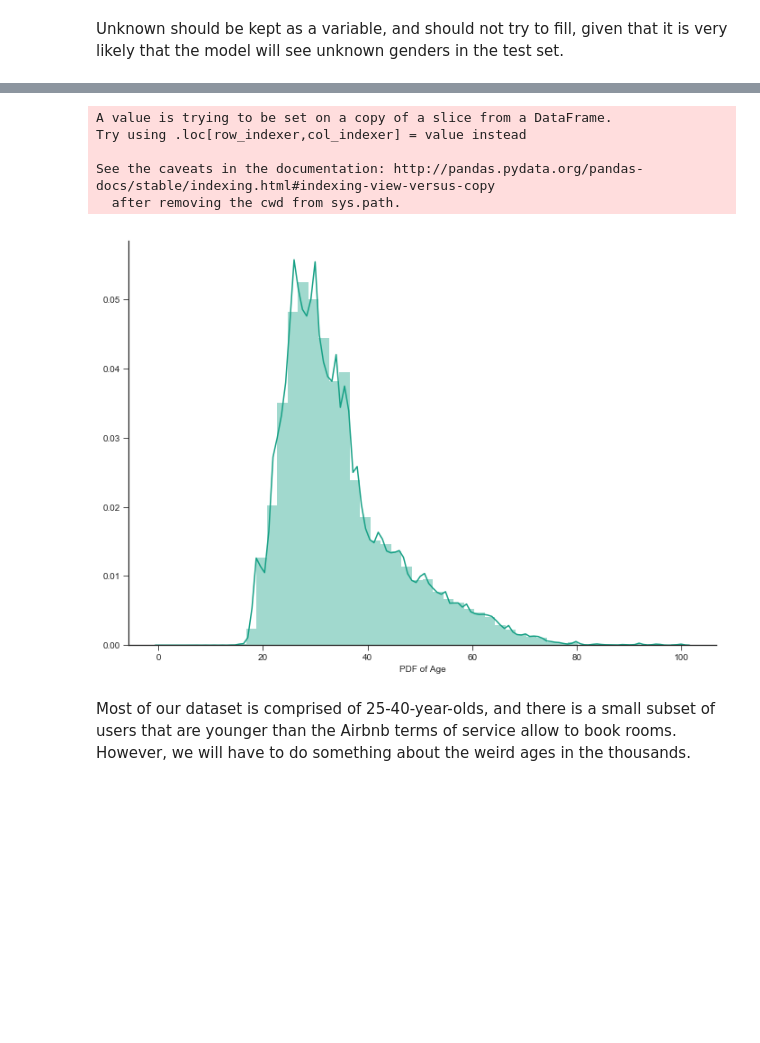
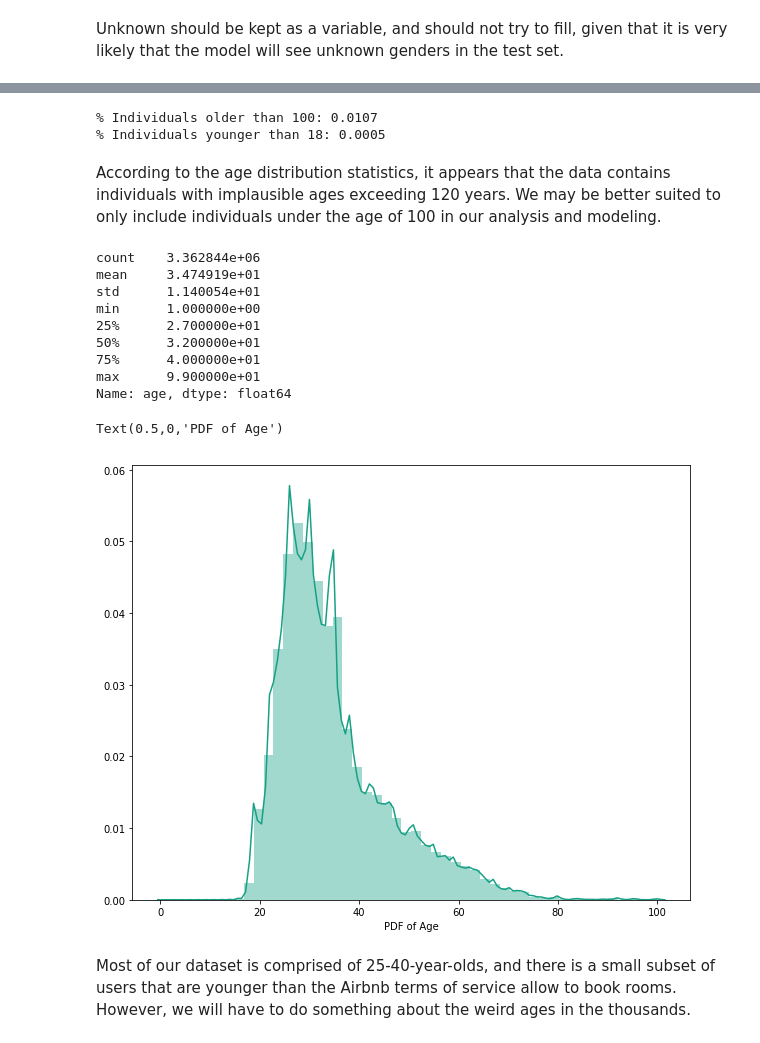
Before and after one commit to broad32/Project, a Jupyter notebook: Project.ipynb, the cells around one changed output, grey strips where cells are left out. Cells and saved outputs as stored; diff of their text form; code cells hidden in the pictures; blank space fills up the shorter version.

Commit message:
nearly completed data cleaning and some feature engineering... need to finish imputing nulls and begin modeling

```diff
--- a/Project.ipynb
+++ b/Project.ipynb
@@ -46,10 +46,11 @@ import pandas as pd
 import numpy as np
 import sklearn as sk
 import seaborn as sns
-import matplotlib.pyplot as plt
-import matplotlib as mpl
+from matplotlib import pyplot as plt
 %matplotlib inline
-from sklearn.model_selection import train_test_split
+from sklearn.model_selection import GridSearchCV, train_test_split
+from sklearn.preprocessing import StandardScaler
+plt.rcParams['figure.figsize'] = [10,8]
 # %%
 test = pd.read_csv('test_users.csv')
 XY_Age = pd.read_csv('age_gender_bkts.csv') #complicated and messy...consider doing last
@@ -178,7 +183,7 @@ Do we really want date of first booking? It seems a bit silly to predict where p
 **Date First Booking**
 # %%
 #Create variable for whether a user booked at all
-joined['Booked?'] = np.where(joined['date_first_booking'].isnull(), 'False', 'True')
+joined['Booked?'] = np.where(joined['date_first_booking'].isnull(), 0, 1)
 # %%
 joined.date_first_booking = pd.to_datetime(joined.date_first_booking)
 # %%
@@ -242,8 +208,0 @@ print(sum(data_train.age < 18))
-# %%
-#How many individuals created accounts with unusable ages? What percent of our dataset is compromised?
-sns.set_style('ticks')
-fig, ax = plt.subplots()
-fig.set_size_inches(11.7, 8.27)
-sns.distplot(data_train.age.dropna(), color='#16A085')
-plt.xlabel('PDF of Age')
-sns.despine()
@@ -252,18 +225,31 @@ sns.despine()
+# %%
+print("% Individuals older than 100: {}".format(sum((joined.age > 100)/len(joined.age)).round(4)))
+print("% Individuals younger than 18: {}".format((sum(joined.age < 18)/len(joined.age)).round(4)))
+# %% [output]
+% Individuals older than 100: 0.0107
+% Individuals younger than 18: 0.0005
+# %% [markdown]
+According to the age distribution statistics, it appears that the data contains individuals with implausible ages exceeding 120 years. We may be better suited to only include individuals under the age of 100 in our analysis and modeling.
+# %%
+# Statistics on individuals with age less than 100
+joined[joined.age<100]['age'].describe()
+# %% [output]
+count    3.362844e+06
+mean     3.474919e+01
+std      1.140054e+01
+min      1.000000e+00
+25%      2.700000e+01
+50%      3.200000e+01
+75%      4.000000e+01
+max      9.900000e+01
+Name: age, dtype: float64
 # %%
-sns.set_style('ticks')
-fig, ax = plt.subplots()
-fig.set_size_inches(11.7, 8.27)
-data_train['normal_age']=data_train['age'].apply(lambda x : 36 if x>100 else x)
-sns.distplot(data_train.normal_age.dropna(), color='#16A085')
+train_mean_age = np.mean(joined[joined.age<100]['age'])
+sns.distplot(joined['age'].apply(lambda x : train_mean_age if x>100 else x).dropna(), color='#16A085')
 plt.xlabel('PDF of Age')
-sns.despine()
 # %% [output]
-A value is trying to be set on a copy of a slice from a DataFrame.
-Try using .loc[row_indexer,col_indexer] = value instead
-
-See the caveats in the documentation: http://pandas.pydata.org/pandas-docs/stable/indexing.html#indexing-view-versus-copy
-  after removing the cwd from sys.path.
+Text(0.5,0,'PDF of Age')
-[figure, old version]
+[figure, new version]
 # %% [markdown]
 Most of our dataset is comprised of 25-40-year-olds, and there is a small subset of users that are younger than the Airbnb terms of service allow to book rooms.
 However, we will have to do something about the weird ages in the thousands.
```
Also changed, not shown: parts of 78 cells of this notebook.
